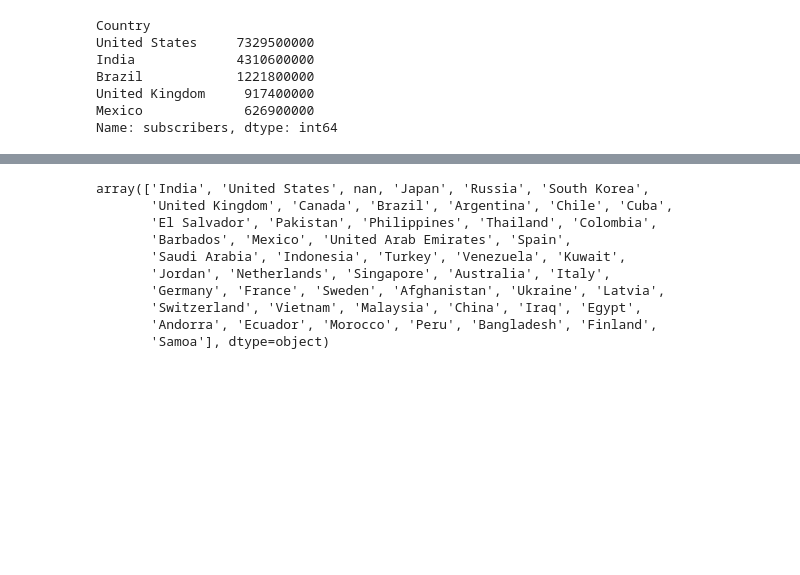
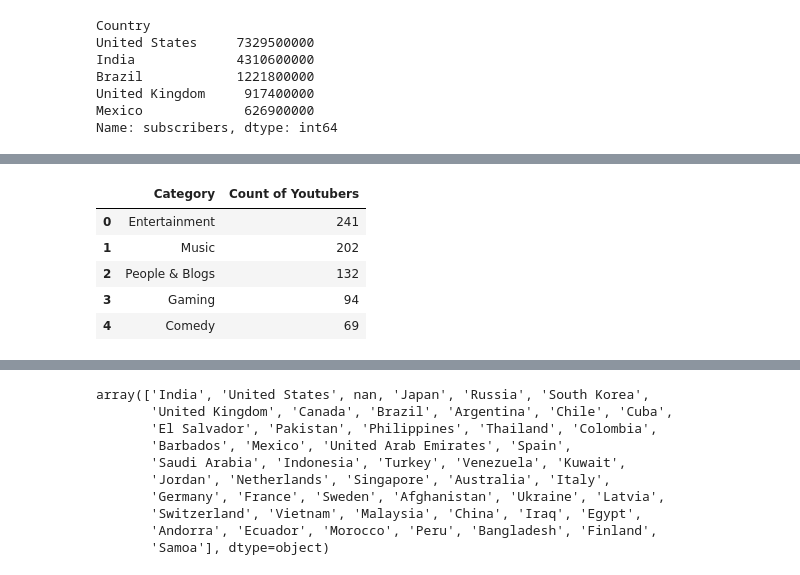
Before and after one commit to yessicavrm/Kaggle, a Jupyter notebook: youtube-analysis.ipynb, the cells around one changed output, grey strips where cells are left out. Cells and saved outputs as stored; diff of their text form; code cells hidden in the pictures; blank space fills up the shorter version.

```diff
--- a/youtube-analysis.ipynb
+++ b/youtube-analysis.ipynb
@@ -80,0 +69,11 @@ array(['T-Series', 'YouTube Movies', 'MrBeast',
+# %%
+category_count = df.groupby('category')['Youtuber'].count().sort_values(ascending=False).reset_index()
+category_count = category_count.rename(columns={'category':'Category', 'Youtuber':'Count of Youtubers'})
+category_count.head()
+# %% [output]
+|  | Category | Count of Youtubers |
+| 0 | Entertainment | 241 |
+| 1 | Music | 202 |
+| 2 | People & Blogs | 132 |
+| 3 | Gaming | 94 |
+| 4 | Comedy | 69 |
```
Also changed, not shown: parts of 18 cells of this notebook.
